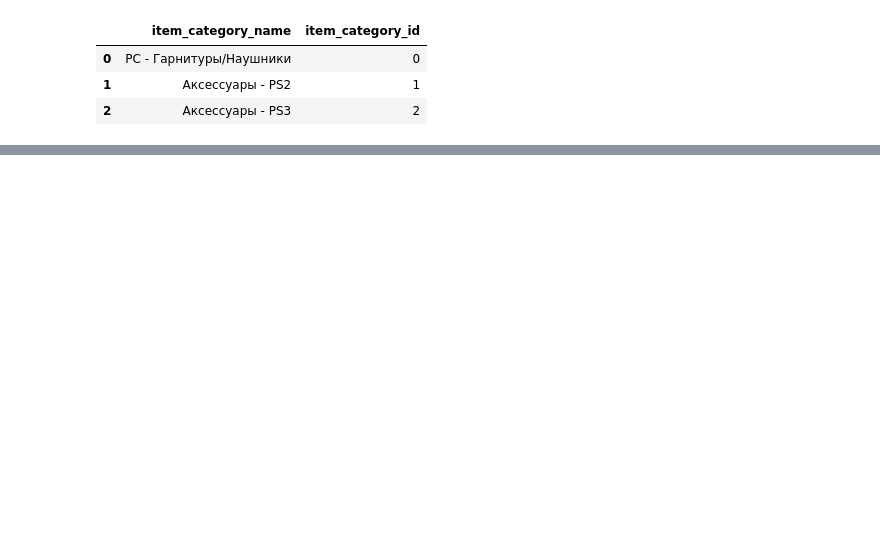
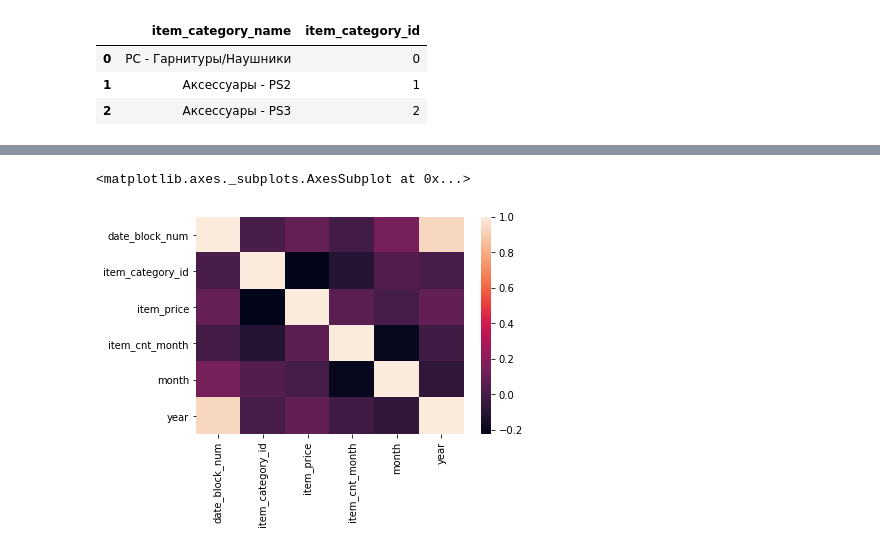
Before and after one commit to Evgeniy-2000/ML_practice_project, a Jupyter notebook: Main.ipynb, the cells around one changed output, grey strips where cells are left out. Cells and saved outputs as stored; diff of their text form; code cells hidden in the pictures; blank space fills up the shorter version.

```diff
--- a/Main.ipynb
+++ b/Main.ipynb
@@ -6,3 +9,10 @@ shops = pd.read_csv('shops.csv')
+# %%
+item_categories = pd.read_csv('item_categories.csv')
+items = pd.read_csv('items.csv.zip')
+sales_train = pd.read_csv('sales_train.csv.zip',  parse_dates=['date'], dtype={'date': 'str', 'date_block_num': 'int32', 'shop_id': 'int32','item_id': 'int32', 'item_price': 'float32', 'item_cnt_day': 'int32'})
+sample_submissions = pd.read_csv('sample_submission.csv.zip')
+shops = pd.read_csv('shops.csv')
+test = pd.read_csv('test.csv.zip')
 # %%
 item_categories.head(3)
 # %% [output]
@@ -32,0 +60,9 @@ shops
+# %%
+# merge data into one table
+train = sales_train.join(items, on = 'item_id', rsuffix='_')\
+                    .join(item_categories, on = 'item_category_id', rsuffix = '_')\
+                    .join(shops, on = 'shop_id', rsuffix = '_')\
+                    .drop(['item_id_', 'shop_id_', 'item_category_id_', 'item_name'], axis=1)
+
+train['item_cnt_day'] = np.abs(train['item_cnt_day'])
+train.head()
@@ -32,0 +76,8 @@ shops
+# %%
+# split date
+train['date'] = pd.to_datetime(train['date'], format='%m.%Y')
+train['day'] = train['date'].dt.day
+train['month'] = train['date'].dt.month
+train['year'] = train['date'].dt.year
+
+train.head(4)
@@ -32,0 +107,9 @@ shops
+# %%
+# group data by month
+train_grouped_by_month = train[["month", "date_block_num", "shop_id", "item_id", "item_price", "item_cnt_day", "item_category_id", "year"]].groupby(['date_block_num',"shop_id", "item_id", "item_category_id"]).agg({"item_price":"mean","item_cnt_day":"sum","month":"min", "year":"min"}).reset_index()
+train_grouped_by_month.rename(columns={"item_cnt_day": "item_cnt_month"}, inplace=True)
+
+# remove outliers
+train_grouped_by_month = train_grouped_by_month.query('item_cnt_month >= 0 and item_cnt_month <= 20 and item_price < 400000')
+
+train_grouped_by_month.head(20)
@@ -32,0 +134,6 @@ shops
+# %%
+# calculate correlation matrix
+sns.heatmap(train_grouped_by_month.drop(['shop_id', 'item_id'], axis=1).corr())
+# %% [output]
+<matplotlib.axes._subplots.AxesSubplot at 0x...>
+[figure, added]
```
Also changed, not shown: parts of 17 cells of this notebook.
